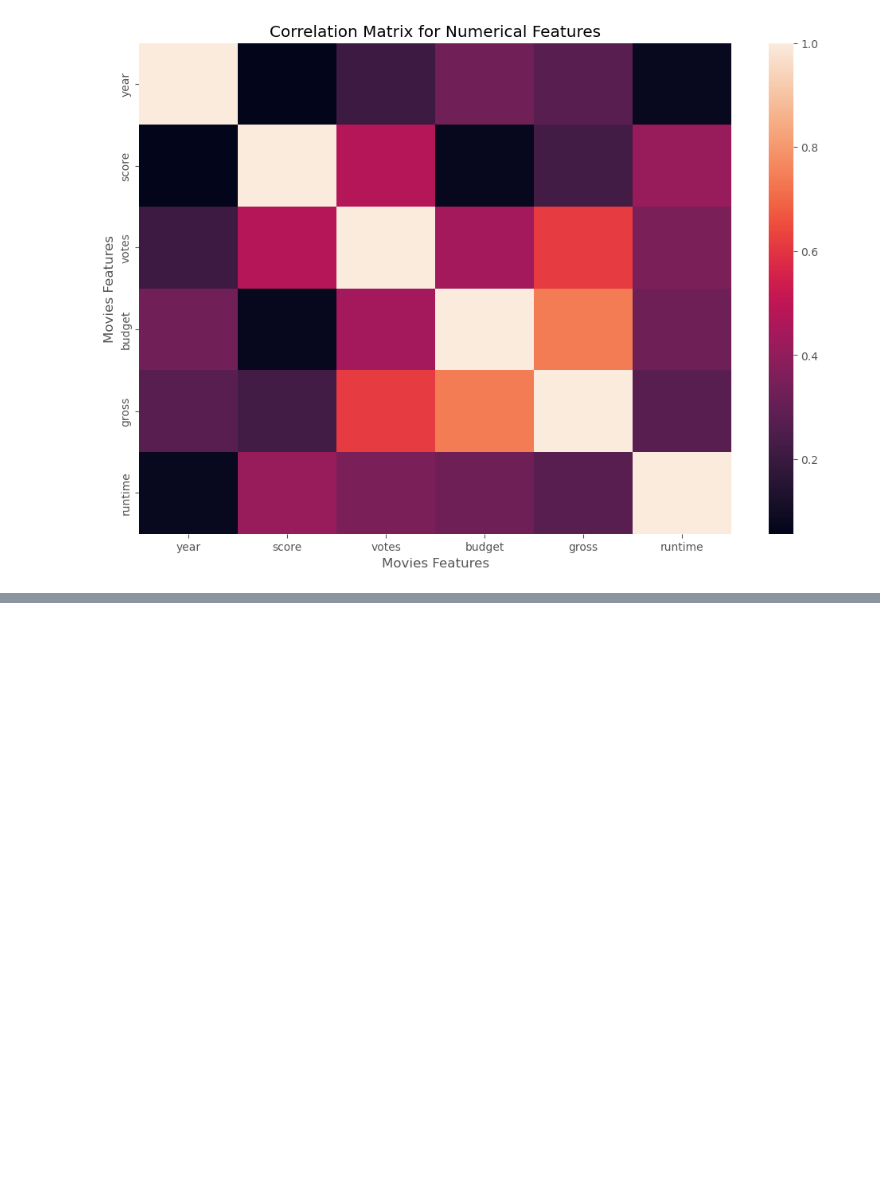
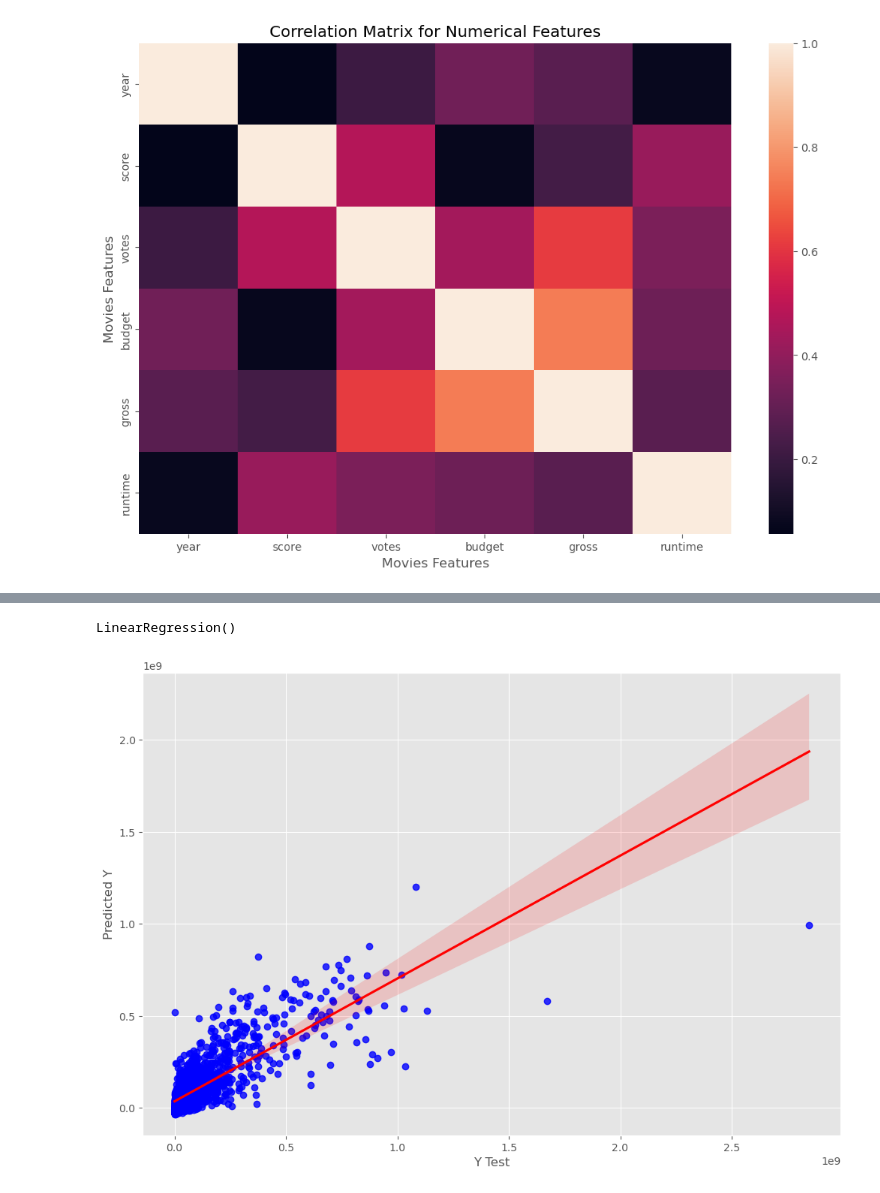
Before and after one commit to qvu3/portfolio, a Jupyter notebook: Movies.ipynb, the cells around one changed output, grey strips where cells are left out. Saved outputs shown, nothing was run; the diff lists cells and outputs as text; code cells hidden in the pictures; blank space fills up the shorter version.

```diff
--- a/Movies.ipynb
+++ b/Movies.ipynb
@@ -177,0 +218,18 @@ plt.show()
+# %%
+X_train, X_test, y_train, y_test = train_test_split(X, y, test_size=0.3, random_state=101)
+# %%
+# Create a Linear Regression model
+lm = LinearRegression()
+# %%
+lm.fit(X_train, y_train)
+# %% [output]
+LinearRegression()
+# %%
+predictions = lm.predict(X_test)
+# %%
+sns.regplot(x=y_test,y=predictions, scatter_kws={"color":"blue"}, line_kws={"color":"red"})
+plt.xlabel('Y Test')
+plt.ylabel('Predicted Y')
+plt.show()
+# %% [output]
+[figure, added]
```
Also changed, not shown: parts of 7 cells of this notebook.
